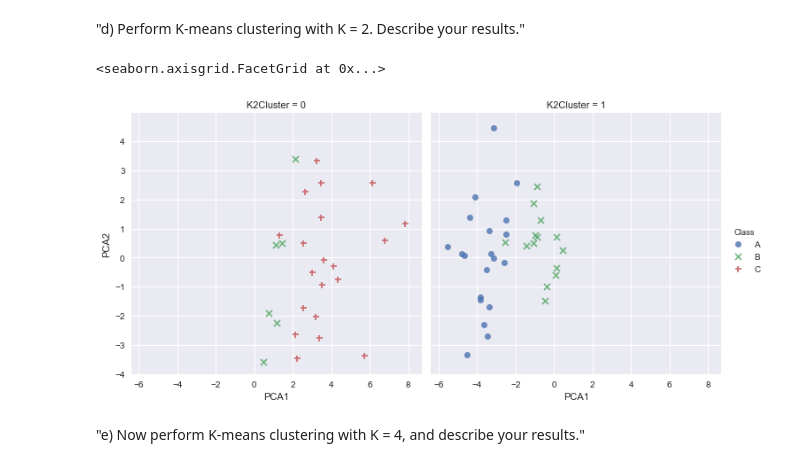
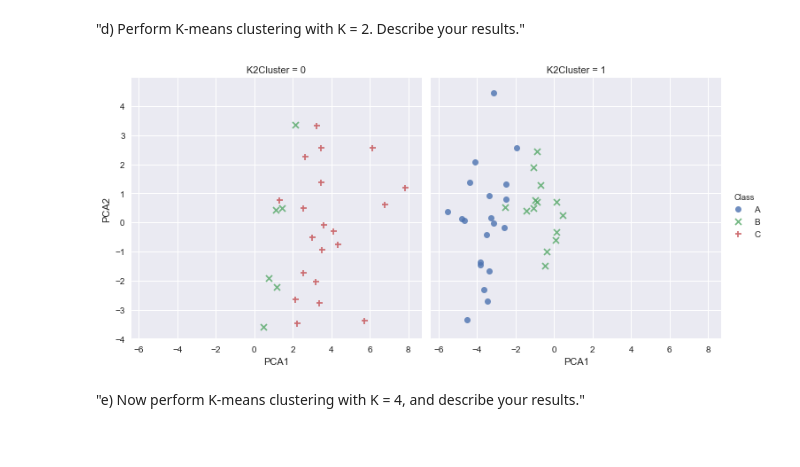
Before and after one commit to aenfield/Data558, a Jupyter notebook: Week04/EnfieldAndrew-HW4.ipynb, the cells around one changed output. Drawn from its saved outputs; the diff is of its cells as text; code cells hidden in the pictures.

```diff
--- a/Week04/EnfieldAndrew-HW4.ipynb
+++ b/Week04/EnfieldAndrew-HW4.ipynb
@@ -147,7 +148,7 @@ d[:1]
 # %% [markdown]
 **TODO** Make sure I figure out how to generate a PDF w/ color. Or, I can update the plot to use different symbols for each class?
 # %%
-d_train_values = d.values[:, 1:51]
+d_train_values = d.values[:, 1:51].astype('float')
 
 pca = PCA(2, svd_solver='randomized')
 pca.fit(d_train_values)
@@ -227,13 +228,15 @@ sns.lmplot("PCA1", "PCA2", hue="Class", col="K3Cluster", markers=["o","x","+"],
 # %% [markdown]
 "d) Perform K-means clustering with K = 2. Describe your results."
 # %%
-k = KMeans(n_clusters=2, random_state=0)
-k.fit(d_train_values)
-y_kmeans = k.predict(d_train_values)
-d['K2Cluster'] = y_kmeans
-sns.lmplot("PCA1", "PCA2", hue="Class", col="K2Cluster", markers=["o","x","+"], data=d, fit_reg=False)
+def cluster_with_kmeans_and_plot(n_clusters, X, name):
+    k = KMeans(n_clusters=n_clusters, random_state=0)
+    k.fit(X)
+    y_kmeans = k.predict(X)
+    d[name] = y_kmeans
+    sns.lmplot("PCA1", "PCA2", hue="Class", col=name, markers=["o","x","+"], data=d, fit_reg=False)
-# %% [output]
-<seaborn.axisgrid.FacetGrid at 0x...>
-[figure, removed]
+# %%
+cluster_with_kmeans_and_plot(2, d_train_values, "K2Cluster")
+# %% [output]
+[figure, added]
 # %% [markdown]
 "e) Now perform K-means clustering with K = 4, and describe your results."
```
Also changed, not shown: parts of 20 cells of this notebook.
